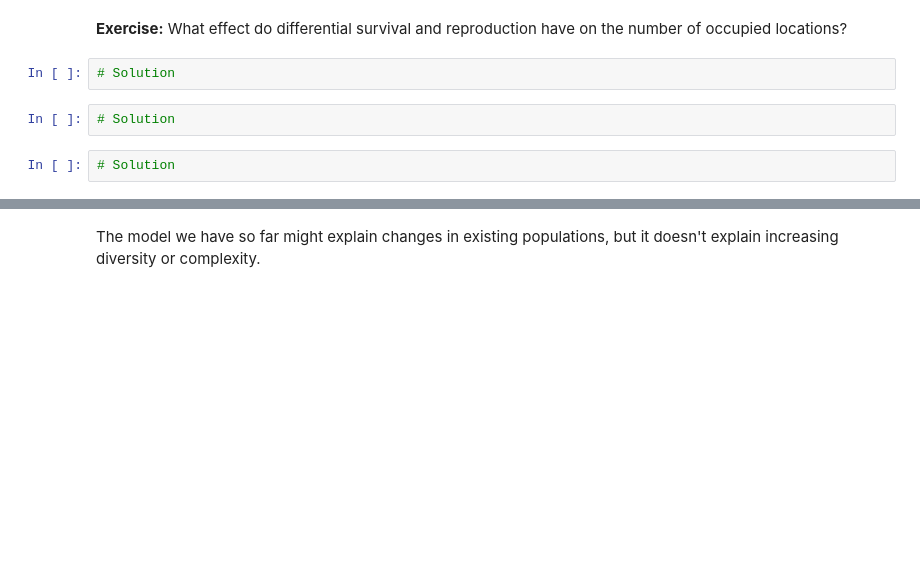
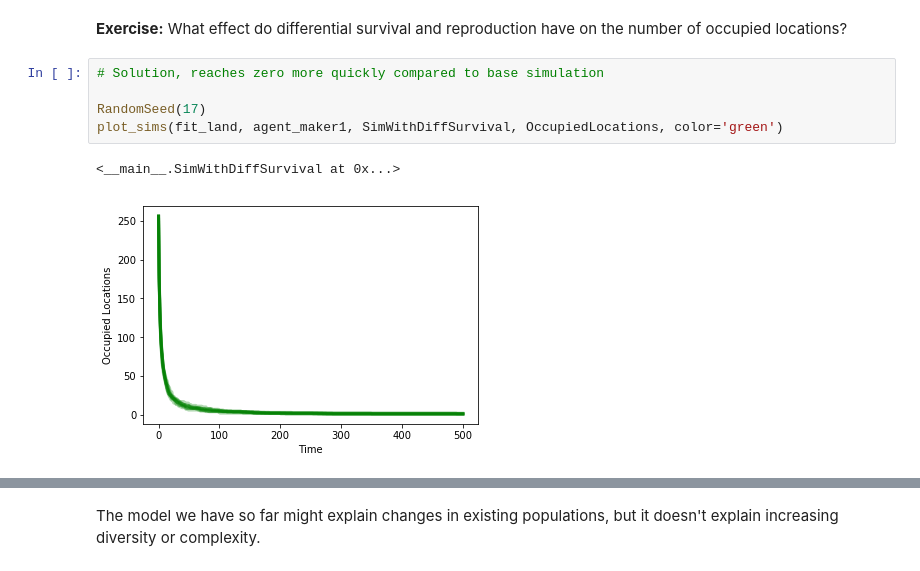
Before and after one commit to SeunginLyu/ThinkComplexity2, a Jupyter notebook: code/chap11mine.ipynb, the cells around one changed output, grey strips where cells are left out. Drawn from its saved outputs; the diff is of its cells as text; blank space fills up the shorter version.

```diff
--- a/code/chap11mine.ipynb
+++ b/code/chap11mine.ipynb
@@ -559,9 +591,11 @@ plot_sims(fit_land, agent_maker1, Simulation, OccupiedLocations, color='green')
 [figure]
 # %% [markdown]
 **Exercise:** What effect do differential survival and reproduction have on the number of occupied locations?
-# %%
-# Solution
-# %%
-# Solution
-# %%
-# Solution
+# %%
+# Solution, reaches zero more quickly compared to base simulation
+
+RandomSeed(17)
+plot_sims(fit_land, agent_maker1, SimWithDiffSurvival, OccupiedLocations, color='green')
+# %% [output]
+<__main__.SimWithDiffSurvival at 0x...>
+[figure, added]
```
Also changed, not shown: parts of 30 cells of this notebook.
